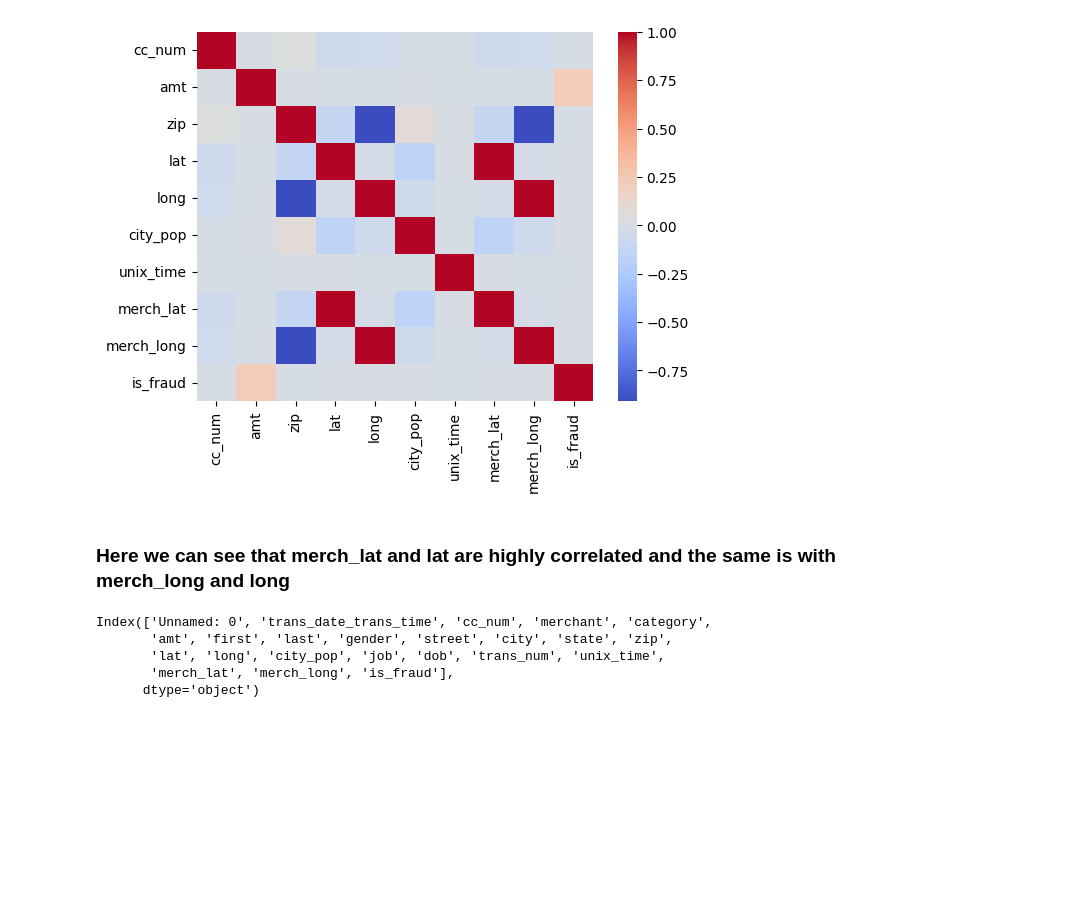
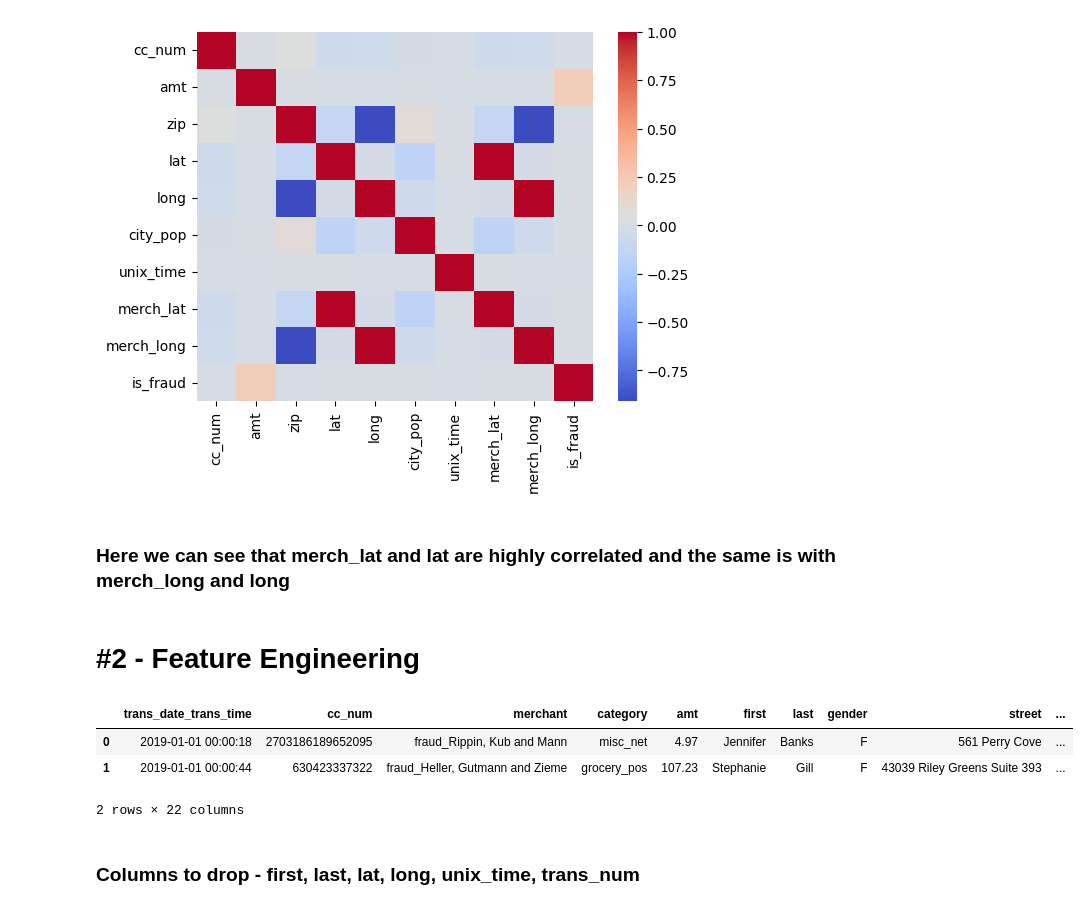
Before and after one commit to shabdpathak-935/CODSOFT, a Jupyter notebook: Credit-Card-Fraud-Detection.ipynb, the cells around one changed output. Drawn from its saved outputs; the diff is of its cells as text; code cells hidden in the pictures; blank space fills up the shorter version.

```diff
--- a/Credit-Card-Fraud-Detection.ipynb
+++ b/Credit-Card-Fraud-Detection.ipynb
@@ -133,11 +88,3 @@ sns.heatmap(train_data.corr(numeric_only = True),  cmap='coolwarm')
 [figure]
 # %% [markdown]
 ### Here we can see that merch_lat and lat are highly correlated and the same is with merch_long and long
-# %%
-columns
-# %% [output]
-Index(['Unnamed: 0', 'trans_date_trans_time', 'cc_num', 'merchant', 'category',
-       'amt', 'first', 'last', 'gender', 'street', 'city', 'state', 'zip',
-       'lat', 'long', 'city_pop', 'job', 'dob', 'trans_num', 'unix_time',
-       'merch_lat', 'merch_long', 'is_fraud'],
-      dtype='object')
@@ -146,0 +91,11 @@ plt.show()
+# %% [markdown]
+# #2 - Feature Engineering
+# %%
+train_data.head(2)
+# %% [output]
+|  | trans_date_trans_time | cc_num | merchant | category | amt | first | last | gender | street | ... |
+| 0 | 2019-01-01 00:00:18 | 2703186189652095 | fraud_Rippin, Kub and Mann | misc_net | 4.97 | Jennifer | Banks | F | 561 Perry Cove | ... |
+| 1 | 2019-01-01 00:00:44 | 630423337322 | fraud_Heller, Gutmann and Zieme | grocery_pos | 107.23 | Stephanie | Gill | F | 43039 Riley Greens Suite 393 | ... |
+2 rows × 22 columns
+# %% [markdown]
+### Columns to drop - first, last, lat, long, unix_time, trans_num
```
Also changed, not shown: parts of 28 cells of this notebook.
